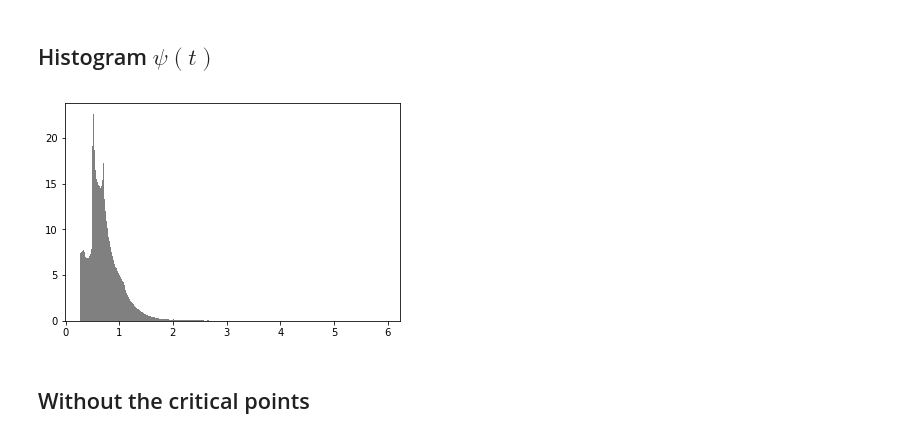
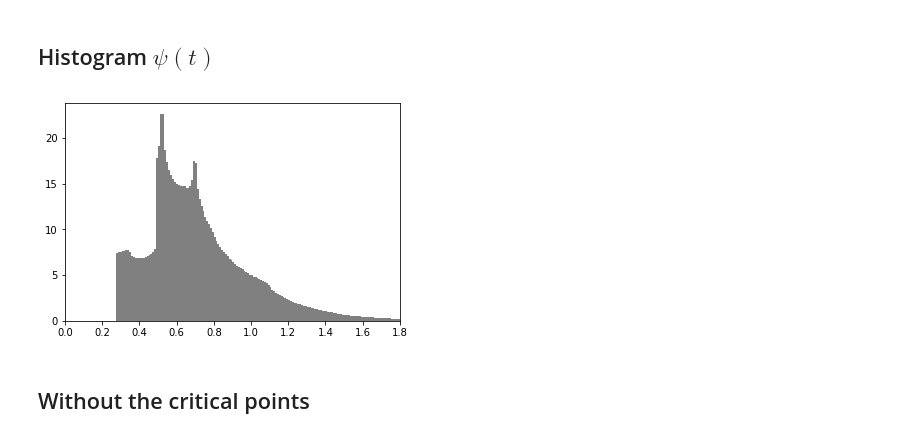
Before and after one commit to margres/Master-thesis, a Jupyter notebook: Contour_integral.ipynb, the cells around one changed output. Cells and saved outputs as stored; diff of their text form; code cells hidden in the pictures.

```diff
--- a/Contour_integral.ipynb
+++ b/Contour_integral.ipynb
@@ -205,11 +205,12 @@ for i in tau_for_hist:
 # %%
 values_1, bins_1=plot_hist_parts(first_part, int(amount_bins(np.min(tau),tau_min1)))
 values_2, bins_2=plot_hist_parts(second_part,int(amount_bins(tau_min1,tau_saddle1)))
 values_3, bins_3=plot_hist_parts(third_part,int(amount_bins(tau_saddle1,tau_saddle2)))
 values_4, bins_4=plot_hist_parts(fourth_part,int(amount_bins(tau_saddle2,np.max(tau))))
+plt.xlim(0,1.8)
 plt.show()
 # %% [output]
-[figure, old version]
+[figure, new version]
 # %% [markdown]
 ## Without the critical points
 # %%
```
Also changed, not shown: parts of 6 cells of this notebook, 3 other files.
